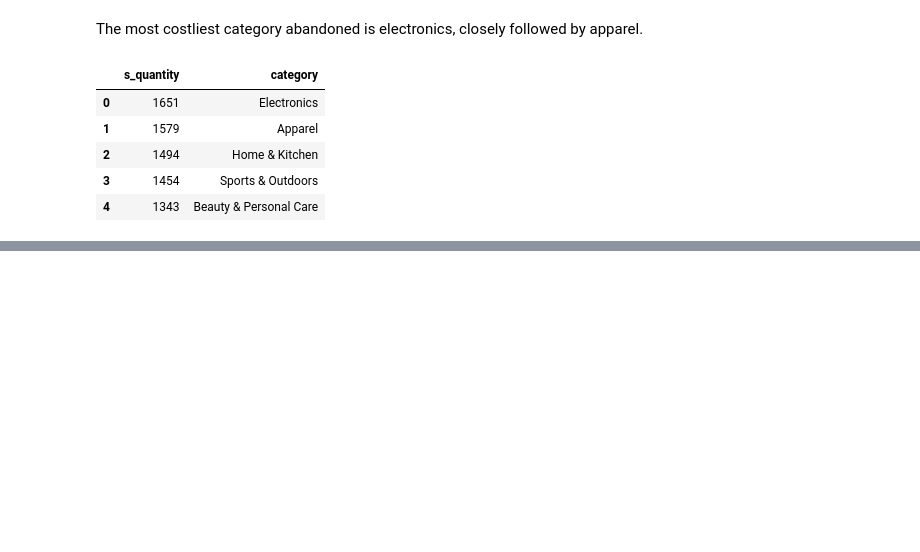
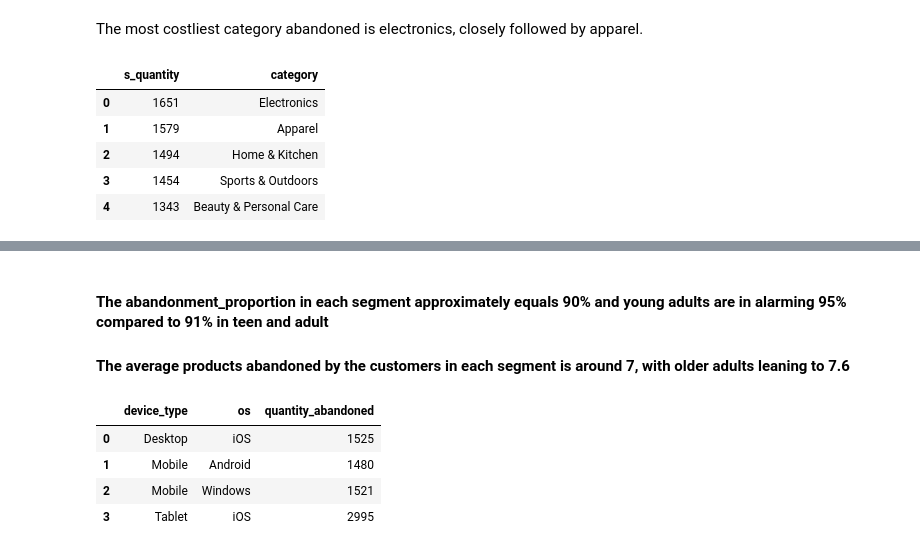
Before and after one commit to RAJASHREE01/cart-abandonment-analysis, a Jupyter notebook: cart.ipynb, the cells around one changed output, grey strips where cells are left out. Saved outputs shown, nothing was run; the diff lists cells and outputs as text; code cells hidden in the pictures; blank space fills up the shorter version.

```diff
--- a/cart.ipynb
+++ b/cart.ipynb
@@ -408,0 +468,21 @@ No. of products abandoned are almost equal
+# %% [markdown]
+#### The abandonment_proportion in each segment approximately equals 90% and young adults are in alarming 95% compared to 91% in teen and adult
+
+#### The average products abandoned by the customers in each segment is around 7, with older adults leaning to 7.6
+# %%
+# probing device types
+device_abandoned = sqldf("""select
+                            d.device_type,
+                            d.os,
+                            sum(f.quantity) as quantity_abandoned
+                            from device_table d inner join fact_table f
+                            on d.device_id = f.device_id
+                            group by d.device_type, d.os
+                            """)
+device_abandoned
+# %% [output]
+|  | device_type | os | quantity_abandoned |
+| 0 | Desktop | iOS | 1525 |
+| 1 | Mobile | Android | 1480 |
+| 2 | Mobile | Windows | 1521 |
+| 3 | Tablet | iOS | 2995 |
```
Also changed, not shown: parts of 9 cells of this notebook.
